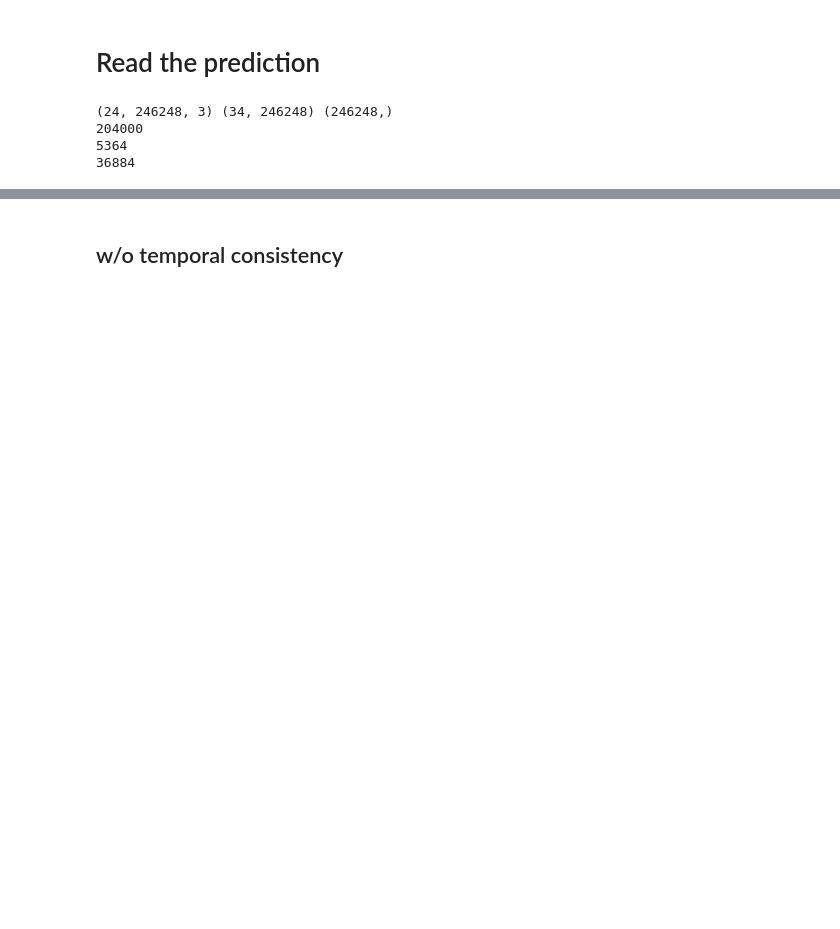
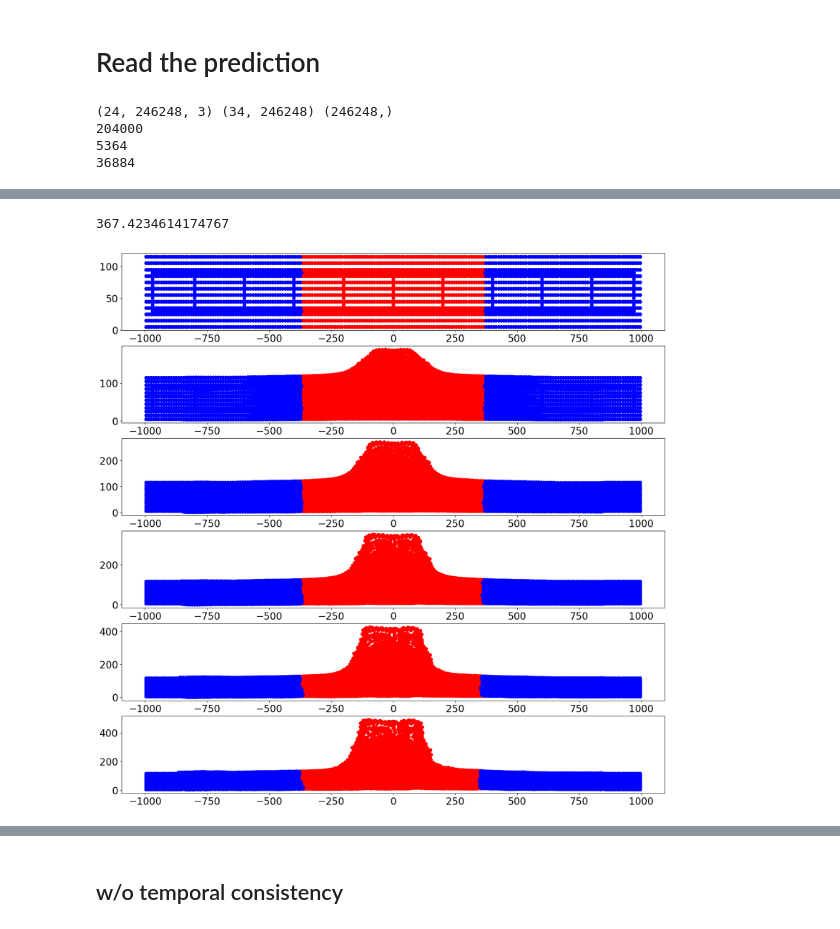
Before and after one commit to qilinli/gns-fragment, a Jupyter notebook: notebooks/report_fragment.ipynb, the cells around one changed output, grey strips where cells are left out. Cells and saved outputs as stored; diff of their text form; code cells hidden in the pictures; blank space fills up the shorter version.

```diff
--- a/notebooks/report_fragment.ipynb
+++ b/notebooks/report_fragment.ipynb
@@ -6,7 +6,7 @@ import random
 import numpy as np
 import matplotlib.pyplot as plt
 
-path = '/home/jovyan/work/gns-fragment/rollouts/Fragment/inference/009_120_6_0.4C30.pkl'
+path = '/home/jovyan/work/gns-fragment/rollouts/Fragment/inference/003_120_2_0.4C30.pkl'
 
 with open(path, "rb") as file:
     rollout_data = pickle.load(file)
@@ -25,18 +25,3 @@ print(sum(particle_type==2))
 204000
 5364
 36884
-# %%
-path = '/home/jovyan/work/gns-fragment/rollouts/Fragment/inference/d3plot6.pkl'
-
-with open(path, "rb") as file:
-    rollout_data = pickle.load(file)
-
-pred_pos1 = rollout_data['pred_trajs']
-particle_type1 = rollout_data['particle_type']
-pred_strain1 = rollout_data['pred_strain']
-
-print(pred_pos1.shape, pred_strain1.shape, particle_type1.shape)
-print(sum(particle_type1==0))
-print(sum(particle_type1==1))
-print(sum(particle_type1==2))
-print(sum(particle_type1==3))
@@ -91,3 +28,43 @@ print(positions[5, :, 2].max())
+# %%
+import matplotlib.pyplot as plt
+
+path = '/home/jovyan/work/gns-fragment/rollouts/Fragment/inference/d3plot6.pkl'
+
+with open(path, "rb") as file:
+    rollout_data = pickle.load(file)
+
+pred_pos = rollout_data['pred_trajs']
+
+fig = plt.figure(figsize=(20, 20))
+
+vel = int(6)
+Bound = np.sqrt(vel) * 150
+print(Bound)
+
+for idx,step in enumerate([0, 20, 40, 60, 80, 99]):
+    ax = fig.add_subplot(6, 1, idx+1)
+
+    center_mask =  (pred_pos[0, :, 1] < Bound) & (pred_pos[0, :, 1] > -Bound)
+    mid_index = ((pred_pos[0, :, 1] < Bound+200) & (pred_pos[0, :, 1] > -850)) | ((pred_pos[0, :, 1] < 850) & (pred_pos[0, :, 1] > -Bound-200))
+    z_velocity = (pred_pos[1:, mid_index, 2] - pred_pos[:-1, mid_index, 2]).mean(axis=1)
+   # z_velocity = np.partition(z_velocity, -1000, axis=1)[:, -1000:].mean(axis=1)
+    z_velocity = np.insert(z_velocity, 0, 0)
+
+    mid_top_mask = mid_index & (pred_pos[step, :, 2] > (115 + z_velocity[:step].sum()))
+
+    mask = center_mask | mid_top_mask
+
+    # Extracting x, y, z coordinates
+    x = pred_pos1[step, :, 0]
+    y = pred_pos1[step, :, 1]
+    z = pred_pos1[step, :, 2]
+
+    # Creating a scatter plot
+    ax.scatter(y[mask], z[mask], c='red', label='fragment')
+    ax.scatter(y[~mask], z[~mask], c='blue', label='slab')
+# %% [output]
+367.4234614174767
+[figure, added]
 # %%
 # For inference
 import matplotlib.pyplot as plt
```
Also changed, not shown: parts of 10 cells of this notebook, 7 other files.
